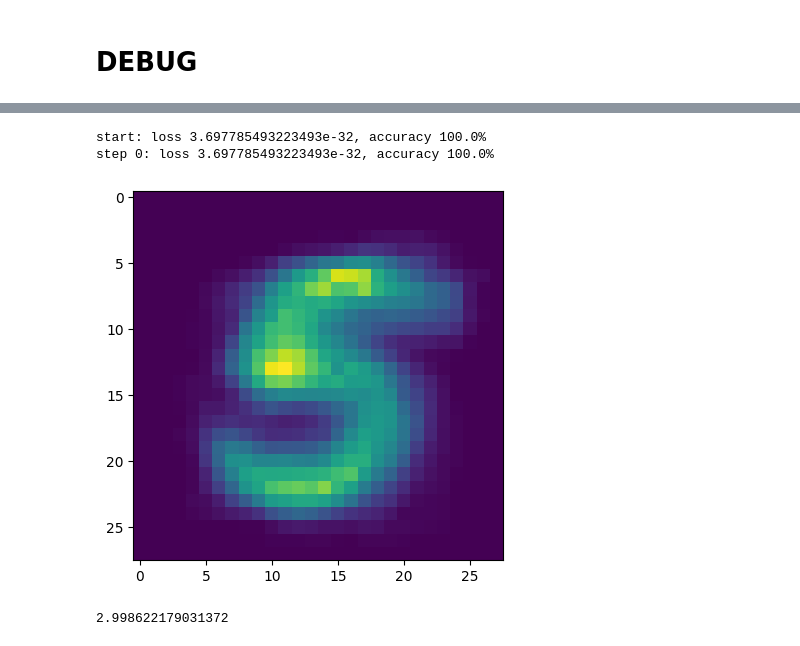
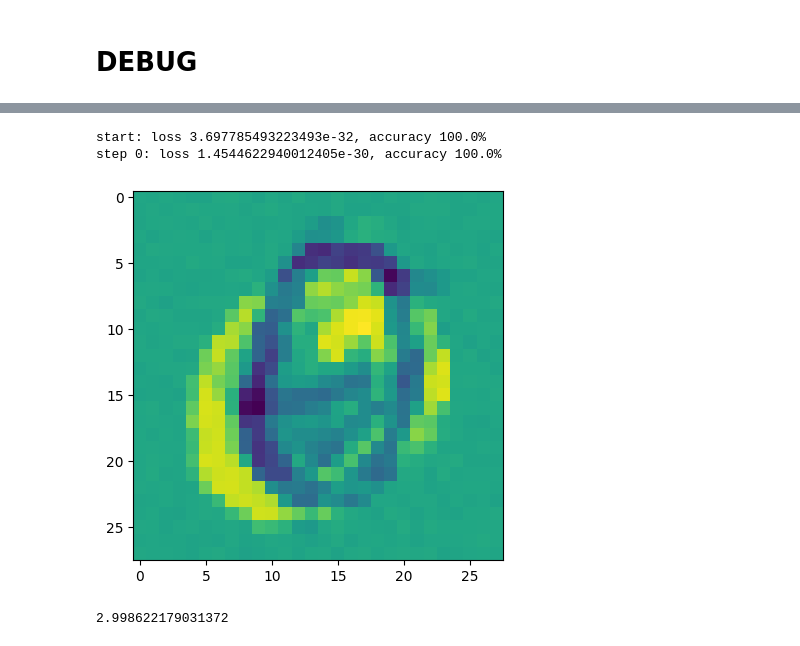
Before and after one commit to AndreyE/micrograd, a Jupyter notebook: mnist.ipynb, the cells around one changed output, grey strips where cells are left out. Saved outputs shown, nothing was run; the diff lists cells and outputs as text; code cells hidden in the pictures.

```diff
--- a/mnist.ipynb
+++ b/mnist.ipynb
@@ -179,9 +198,9 @@ def select(X, Y, selector):
     return X[idx], Y[idx]
 
 
-def select_batch(X, Y, selector, batch_size, noise_ratio=0.0, noise_class=-1):
+def select_batch(X, Y, selector, batch_size, noise_ratio=0.0, void_ratio=0.0, void_class=-1):
     idx = np.where(np.isin(Y, selector))[0]
-    return get_batch(X[idx], Y[idx], batch_size, noise_ratio, noise_class)
+    return get_batch(X[idx], Y[idx], batch_size, noise_ratio, void_ratio, void_class)
 
 
 def draw_neuron(model, neuron, layer=0):
@@ -191,34 +210,37 @@ def draw_neuron(model, neuron, layer=0):
 # %%
 import math
 
+
 def fit(model, X, Y_oh, oh_decoder, iterations, q=0.75, esat=1e-9):
-    total_loss, acc = evaluate(model, X, Y_oh, oh_decoder)
+    total_loss, acc, scores, targets = evaluate(model, X, Y_oh, oh_decoder)
     print(f"start: loss {total_loss.data}, accuracy {acc*100}%")
 
     for k in range(iterations):
         if total_loss.data == 0:
             print(f"step {k}: loss {total_loss.data}, accuracy {acc*100}%")
-            return total_loss.data, acc
+            return total_loss.data, acc, scores, targets
 
         model.learn_from(total_loss, q)
         model.norm()
 
-        total_loss, acc = evaluate(model, X, Y_oh, oh_decoder)
+        total_loss, acc, scores, targets = evaluate(model, X, Y_oh, oh_decoder)
         print(f"step {k}: loss {total_loss.data}, accuracy {acc*100}%")
 
         if total_loss.data <= esat:
             print(f"Early STOP!")
             break
 
-    return total_loss.data, acc
+    return total_loss.data, acc, scores, targets
 
 
 
-def get_model_for(classes, batch, iterations, model=None, q=0.75, esat=1e-9):
+def get_model_for(classes, batch, iterations, model=None, q=0.75, esat=1e-9, with_frozen_neurons=False):
     X, Y = batch
+    DIM = len(classes)
+    LAYER_0_SIZE = math.comb(DIM, 2) + (DIM if not with_frozen_neurons else 0)
 
     oh_encoder, oh_decoder = oh_encode(classes)
-    n = len(classes)
+    oh_decoder([Value(0)] * DIM)
 
     Y_oh = oh_encoder(Y)
 
@@ -227,25 +249,28 @@ def get_model_for(classes, batch, iterations, model=None, q=0.75, esat=1e-9):
         model = MLP(
             784,
             [
-                (math.comb(n, 2), 'xspace'),
-                (n, 'xspace')
+                (LAYER_0_SIZE, 'xspace'),
+                (DIM, 'xspace')
             ],
             lr=1.0
         )
 
-    frozen_positives = [n for c, n in enumerate(load_neurons(POSITIVE_NEURONS)) if c in classes]
-    model.layers[0].neurons = model.layers[0].neurons + frozen_positives
+    if with_frozen_neurons:
+        frozen_positives = [n for c, n in enumerate(load_neurons(POSITIVE_NEURONS)) if c in classes]
+        model.layers[0].neurons = model.layers[0].neurons + frozen_positives
 
-    total_loss, acc = fit(model, X, Y_oh, oh_decoder, iterations, esat=esat, q=q)
+    total_loss, acc, scores, targets = fit(model, X, Y_oh, oh_decoder, iterations, esat=esat, q=q)
 
-    return model, total_loss, acc
+    return (model, total_loss, acc), (scores, targets)
 # %%
-SELECTED_CLASSES = [3, 5]
+SELECTED_CLASSES = [0, 6, 8, 9]
+NOISE_RATIO = 0.1
+VOID_RATIO = 0.1
 ITERATIONS = 10
 BATCH_SIZE = 100
-BATCH = select_batch(X_train, Y_train, SELECTED_CLASSES, BATCH_SIZE, noise_ratio=0.5)
+BATCH = select_batch(X_train, Y_train, SELECTED_CLASSES, BATCH_SIZE, noise_ratio=NOISE_RATIO, void_ratio=VOID_RATIO)
 X, Y = BATCH
 
-model, total_loss, accuracy = get_model_for(SELECTED_CLASSES, BATCH, ITERATIONS, q=1.0)
+(model, total_loss, accuracy), (scores, targets) = get_model_for(SELECTED_CLASSES, BATCH, ITERATIONS, q=1.0, with_frozen_neurons=False)
 draw_neuron(model, 0)
 # %% [output]
@@ -262,10 +302,10 @@ draw_neuron(model, 0)
 # %%
-model, total_loss, accuracy = get_model_for(SELECTED_CLASSES, BATCH, 1, model, esat=0.0)
-draw_neuron(model, 0)
+(model, total_loss, accuracy), (scores, targets) = get_model_for(SELECTED_CLASSES, BATCH, 1, model, esat=0.0, q=1.0)
+draw_neuron(model, -1)
 # %% [output]
 start: loss 3.697785493223493e-32, accuracy 100.0%
-step 0: loss 3.697785493223493e-32, accuracy 100.0%
+step 0: loss 1.4544622940012405e-30, accuracy 100.0%
-[figure, old version]
+[figure, new version]
 # %%
 model.layers[0].neurons[0].parameters()[0].data
 # %% [output]
```
Also changed, not shown: parts of 10 cells of this notebook, 1 other file.
